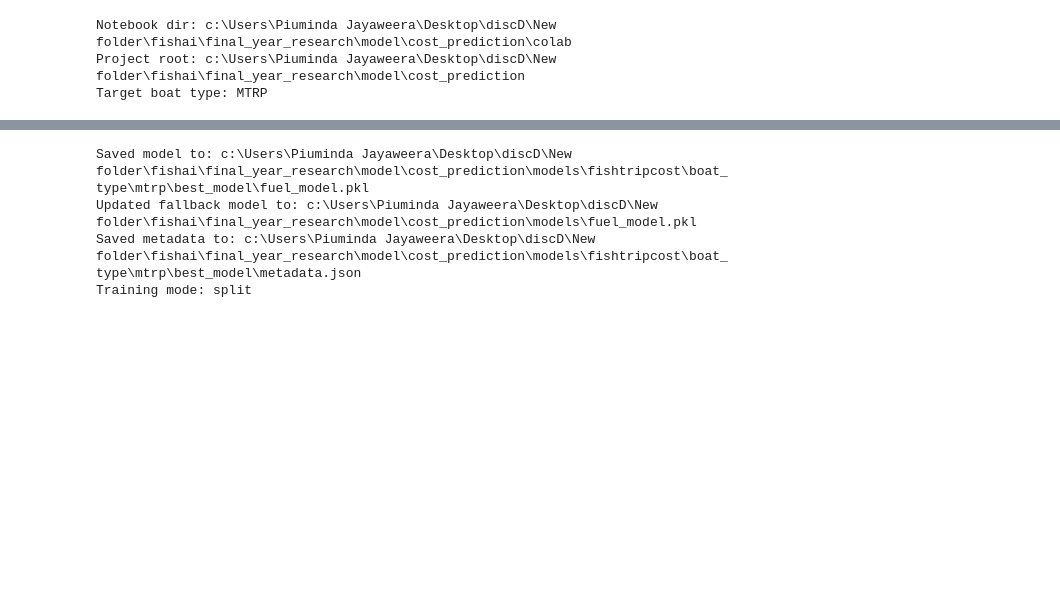
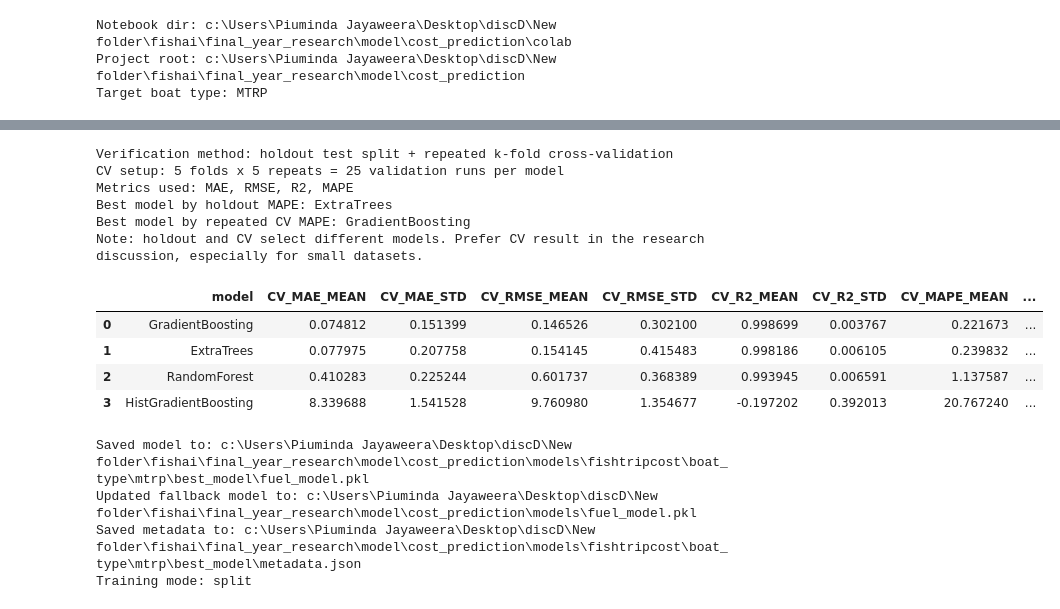
Before and after one commit to IT22215574/final_year_research, a Jupyter notebook: model/cost_prediction/colab/boat_type_mtrp_training.ipynb, the cells around one changed output, grey strips where cells are left out. Saved outputs shown, nothing was run; the diff lists cells and outputs as text; code cells hidden in the pictures; blank space fills up the shorter version.

```diff
--- a/model/cost_prediction/colab/boat_type_mtrp_training.ipynb
+++ b/model/cost_prediction/colab/boat_type_mtrp_training.ipynb
@@ -235,3 +238,78 @@ metrics_df
+# %%
+from sklearn.model_selection import RepeatedKFold, cross_validate
+from sklearn.metrics import make_scorer
+
+
+def mape_score(y_true, y_pred):
+    y_true = np.asarray(y_true)
+    y_pred = np.asarray(y_pred)
+    return np.mean(np.abs((y_true - y_pred) / np.maximum(np.abs(y_true), 1e-9))) * 100
+
+
+cv_splits = min(5, len(df))
+cv_repeats = 5 if len(df) >= 20 else 3
+cv = RepeatedKFold(n_splits=cv_splits, n_repeats=cv_repeats, random_state=RANDOM_STATE)
+
+scoring = {
+    'MAE': make_scorer(mean_absolute_error, greater_is_better=False),
+    'RMSE': make_scorer(lambda y_true, y_pred: mean_squared_error(y_true, y_pred) ** 0.5, greater_is_better=False),
+    'R2': make_scorer(r2_score),
+    'MAPE': make_scorer(mape_score, greater_is_better=False),
+}
+
+cv_rows = []
+for name, model in models.items():
+    scores = cross_validate(
+        model,
+        X,
+        y,
+        cv=cv,
+        scoring=scoring,
+        n_jobs=-1,
+        error_score='raise',
+    )
+    cv_rows.append({
+        'model': name,
+        'CV_MAE_MEAN': -scores['test_MAE'].mean(),
+        'CV_MAE_STD': scores['test_MAE'].std(),
+        'CV_RMSE_MEAN': -scores['test_RMSE'].mean(),
+        'CV_RMSE_STD': scores['test_RMSE'].std(),
+        'CV_R2_MEAN': scores['test_R2'].mean(),
+        'CV_R2_STD': scores['test_R2'].std(),
+        'CV_MAPE_MEAN': -scores['test_MAPE'].mean(),
+        'CV_MAPE_STD': scores['test_MAPE'].std(),
+    })
+
+cv_metrics_df = pd.DataFrame(cv_rows).sort_values('CV_MAPE_MEAN').reset_index(drop=True)
+cv_best_model_name = cv_metrics_df.iloc[0]['model']
+holdout_best_model_name = (
+    best_model_name
+    if 'best_model_name' in globals()
+    else metrics_df.sort_values('MAPE').iloc[0]['model']
+)
+
+print('Verification method: holdout test split + repeated k-fold cross-validation')
+print(f'CV setup: {cv_splits} folds x {cv_repeats} repeats = {cv_splits * cv_repeats} validation runs per model')
+print('Metrics used: MAE, RMSE, R2, MAPE')
+print('Best model by holdout MAPE:', holdout_best_model_name)
+print('Best model by repeated CV MAPE:', cv_best_model_name)
+
+if cv_best_model_name != holdout_best_model_name:
+    print('Note: holdout and CV select different models. Prefer CV result in the research discussion, especially for small datasets.')
+
+cv_metrics_df
+# %% [output]
+Verification method: holdout test split + repeated k-fold cross-validation
+CV setup: 5 folds x 5 repeats = 25 validation runs per model
+Metrics used: MAE, RMSE, R2, MAPE
+Best model by holdout MAPE: ExtraTrees
+Best model by repeated CV MAPE: GradientBoosting
+Note: holdout and CV select different models. Prefer CV result in the research discussion, especially for small datasets.
+|  | model | CV_MAE_MEAN | CV_MAE_STD | CV_RMSE_MEAN | CV_RMSE_STD | CV_R2_MEAN | CV_R2_STD | CV_MAPE_MEAN | ... |
+| 0 | GradientBoosting | 0.074812 | 0.151399 | 0.146526 | 0.302100 | 0.998699 | 0.003767 | 0.221673 | ... |
+| 1 | ExtraTrees | 0.077975 | 0.207758 | 0.154145 | 0.415483 | 0.998186 | 0.006105 | 0.239832 | ... |
+| 2 | RandomForest | 0.410283 | 0.225244 | 0.601737 | 0.368389 | 0.993945 | 0.006591 | 1.137587 | ... |
+| 3 | HistGradientBoosting | 8.339688 | 1.541528 | 9.760980 | 1.354677 | -0.197202 | 0.392013 | 20.767240 | ... |
 # %%
 best_model_name = metrics_df.iloc[0]['model']
 best_model = trained_models[best_model_name]
```
Also changed, not shown: parts of 10 cells of this notebook, 31 other files.
